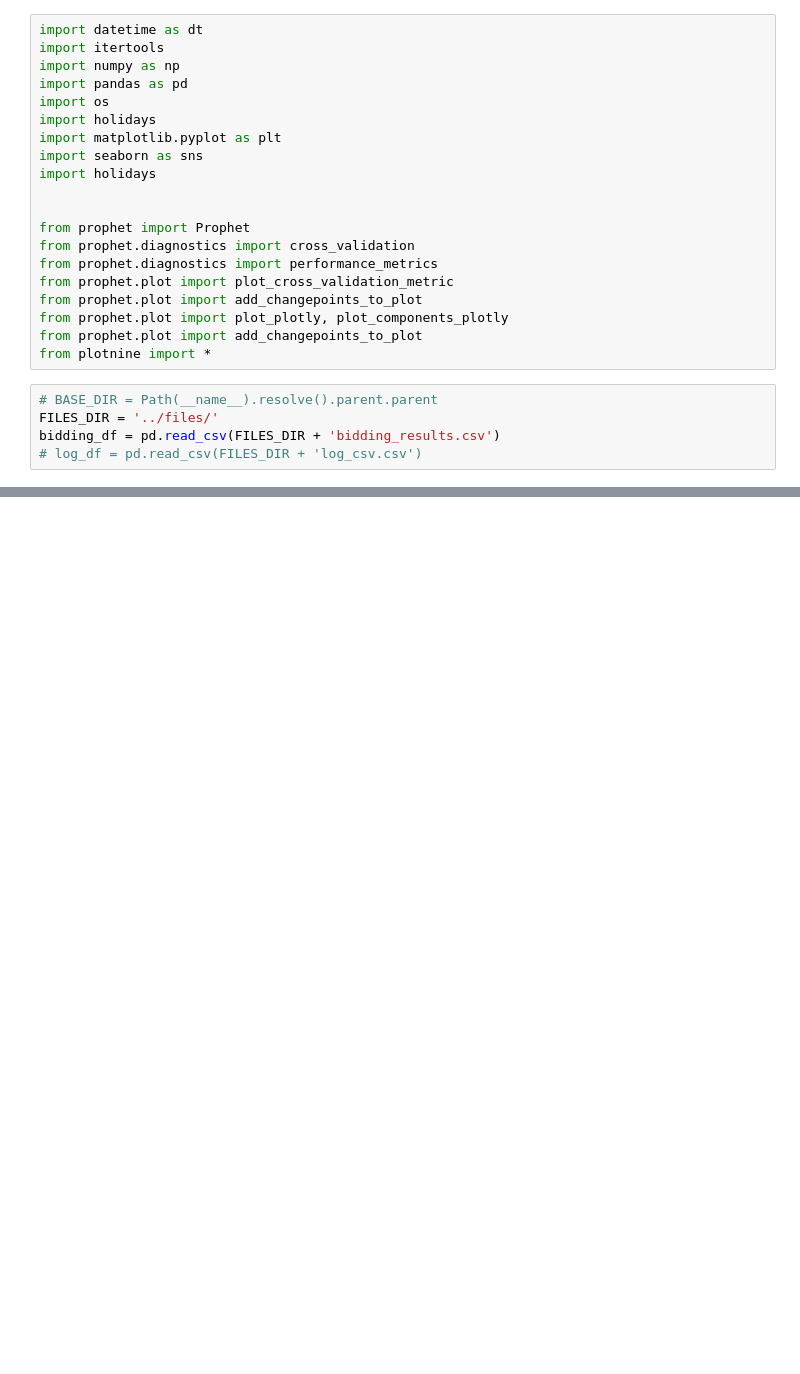
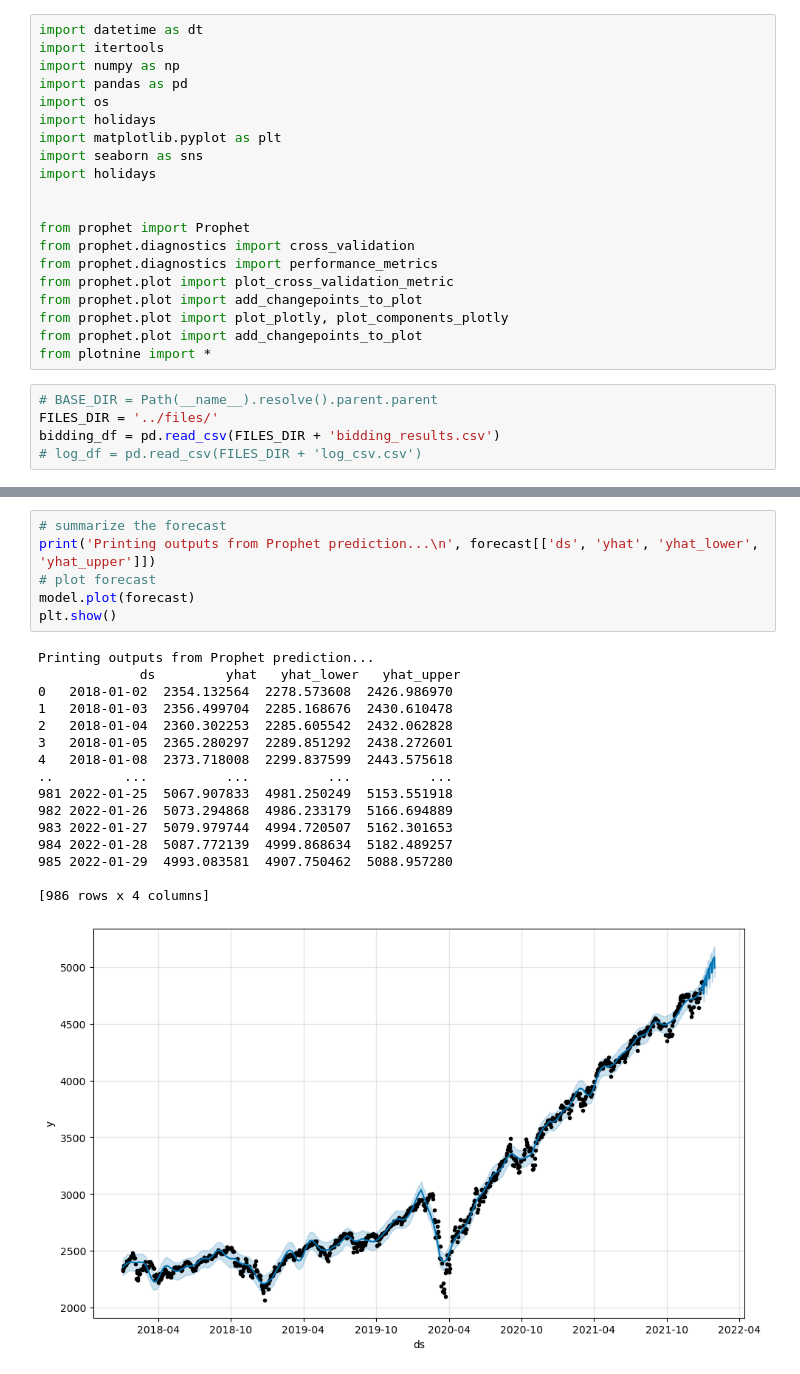
Before and after one commit to jaeseung11/A1_performance_factory_Aveners, a Jupyter notebook: sbk/Prophet_class_final.ipynb, the cells around one changed output, grey strips where cells are left out. Saved outputs shown, nothing was run; the diff lists cells and outputs as text; blank space fills up the shorter version.

```diff
--- a/sbk/Prophet_class_final.ipynb
+++ b/sbk/Prophet_class_final.ipynb
@@ -224,0 +284,23 @@ print(forecast)
+# %%
+# summarize the forecast
+print('Printing outputs from Prophet prediction...\n', forecast[['ds', 'yhat', 'yhat_lower', 'yhat_upper']])
+# plot forecast
+model.plot(forecast)
+plt.show()
+# %% [output]
+Printing outputs from Prophet prediction...
+             ds         yhat   yhat_lower   yhat_upper
+0   2018-01-02  2354.132564  2278.573608  2426.986970
+1   2018-01-03  2356.499704  2285.168676  2430.610478
+2   2018-01-04  2360.302253  2285.605542  2432.062828
+3   2018-01-05  2365.280297  2289.851292  2438.272601
+4   2018-01-08  2373.718008  2299.837599  2443.575618
+..         ...          ...          ...          ...
+981 2022-01-25  5067.907833  4981.250249  5153.551918
+982 2022-01-26  5073.294868  4986.233179  5166.694889
+983 2022-01-27  5079.979744  4994.720507  5162.301653
+984 2022-01-28  5087.772139  4999.868634  5182.489257
+985 2022-01-29  4993.083581  4907.750462  5088.957280
+
+[986 rows x 4 columns]
+[figure, added]
```
Also changed, not shown: parts of 23 cells of this notebook, 3 other files.
